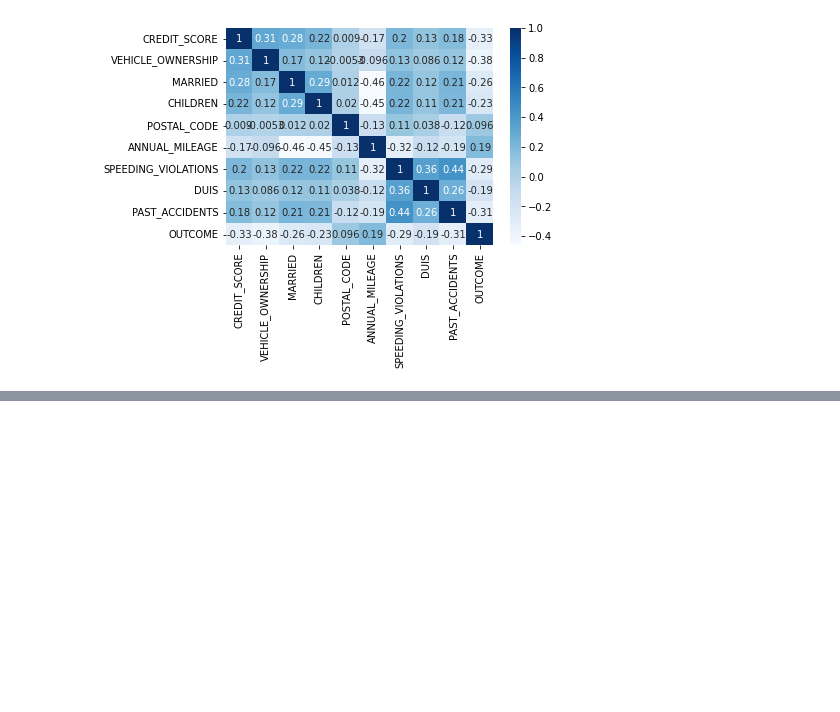
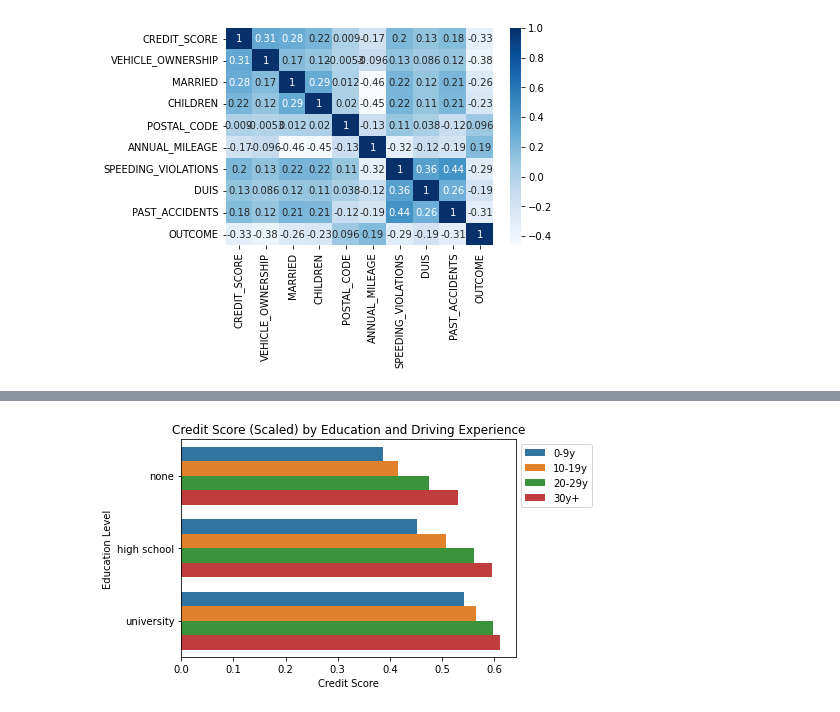
Before and after one commit to Numann-Malik/Auto-Insurance-Claims, a Jupyter notebook: CarInsurance.ipynb, the cells around one changed output, grey strips where cells are left out. Drawn from its saved outputs; the diff is of its cells as text; code cells hidden in the pictures; blank space fills up the shorter version.

```diff
--- a/CarInsurance.ipynb
+++ b/CarInsurance.ipynb
@@ -446,0 +452,11 @@ sns.heatmap(df.corr(),annot=True,cmap='Blues'); # Very little correlation betwee
+# %%
+IO = df.groupby(['EDUCATION', 'DRIVING_EXPERIENCE']).mean().reset_index()
+IO = IO.sort_values(by='CREDIT_SCORE')
+sns.barplot(data=IO, x='CREDIT_SCORE', y='EDUCATION', hue='DRIVING_EXPERIENCE')
+plt.title('Credit Score (Scaled) by Education and Driving Experience')
+plt.xlabel('Credit Score')
+plt.ylabel('Education Level')
+plt.legend(bbox_to_anchor=(1,1))
+plt.show()
+# %% [output]
+[figure, added]
```
Also changed, not shown: parts of 15 cells of this notebook.
